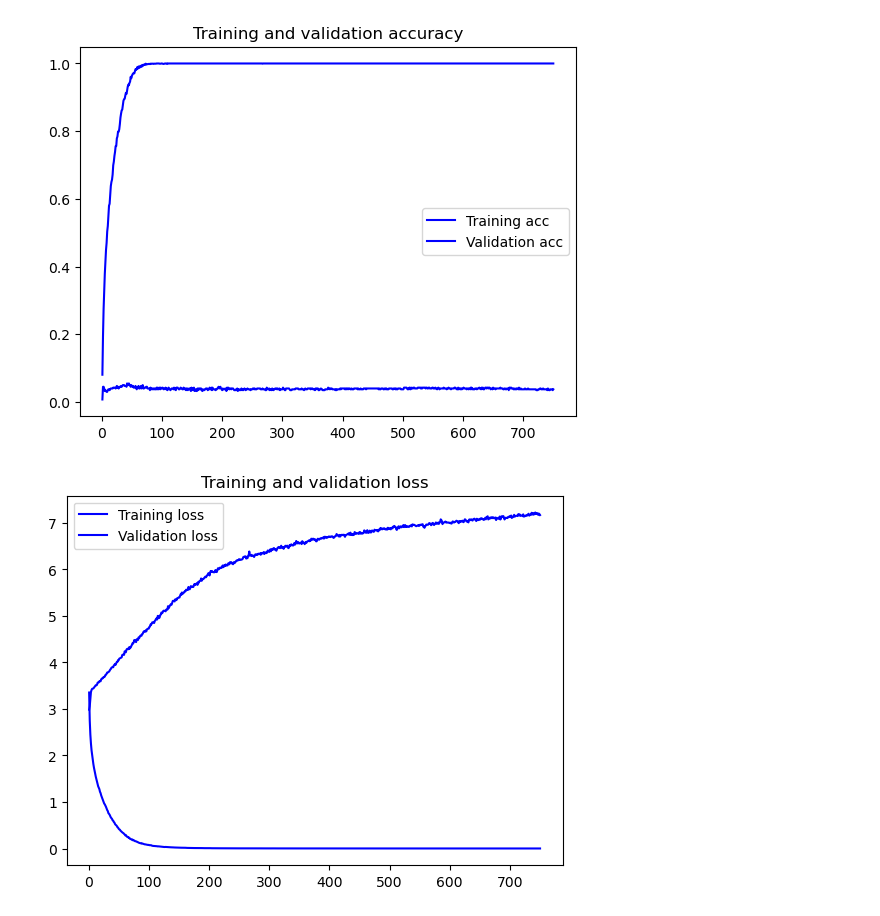
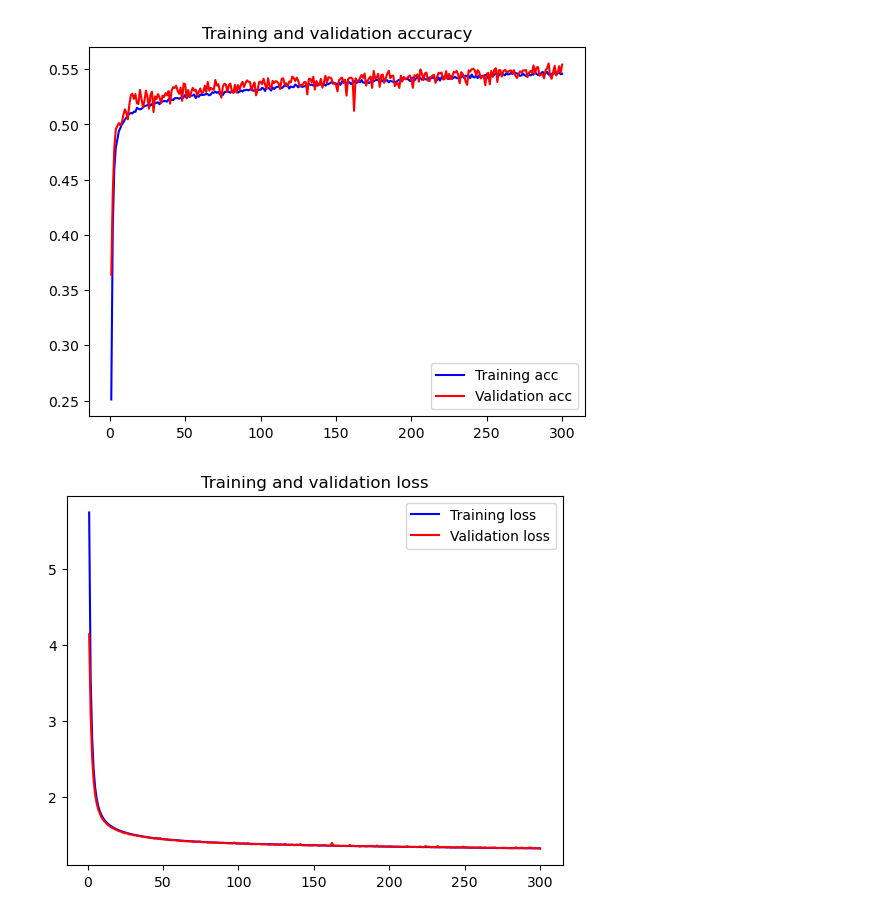
Before and after one commit to lnblanke/music-recommendation, a Jupyter notebook: backend/NeuralNet.ipynb, the cells around one changed output. Drawn from its saved outputs; the diff is of its cells as text; code cells hidden in the pictures.

Commit message:
clean and standardize the dataset and implement neural network

```diff
--- a/backend/NeuralNet.ipynb
+++ b/backend/NeuralNet.ipynb
@@ -67,0 +92,6 @@ data
+# %%
+genre_encoder = LabelEncoder()
+genre_dictionary = dict(zip(genre_encoder.fit_transform(data['music_genre']), data['music_genre']))
+print(genre_dictionary)
+data['music_genre'] = genre_encoder.fit_transform(data['music_genre'])
+data
@@ -68,6 +128,6 @@ data
 # %%
 # Group the data by genre
-grouped = data.groupby('genre')
+grouped = data.groupby("music_genre")
 
 # Initialize variables for the overall training and test data
 X_train = []
@@ -77,12 +137,26 @@ y_test = []
 
 # Split each genre into training and test data
 for genre, group in grouped:
-    X_group = group.drop(['filename', 'genre', 'label'], axis=1).values
-    y_group = group['label']
+    X_group = group.drop(["music_genre"], axis=1).values
+    y_group = group["music_genre"]
 
-    X_group_train, X_group_test, y_group_train, y_group_test = train_test_split(X_group, y_group, test_size=0.2, random_state=100)
+    X_group_train, X_group_test, y_group_train, y_group_test = train_test_split(X_group, y_group, shuffle = True, test_size=0.2, random_state=99)
 
     X_train.extend(X_group_train)
     y_train.extend(y_group_train)
     X_test.extend(X_group_test)
     y_test.extend(y_group_test)
+
+X_train = np.array(X_train)
+y_train = np.array(y_train)
+X_test = np.array(X_test)
+y_test = np.array(y_test)
+# %%
+# shuffle the dataset
+y_train = y_train.reshape((len(y_train), 1))
+xy = np.append(X_train, y_train, axis=1)
+np.random.shuffle(xy)
+print(xy)
+X_train = xy[:,0:12]
+y_train = xy[:,12]
+print(y_train)
@@ -88,0 +178,8 @@ for genre, group in grouped:
+# %%
+y_test = y_test.reshape((len(y_test), 1))
+xy_test = np.append(X_test, y_test, axis=1)
+np.random.shuffle(xy_test)
+print(xy_test)
+X_test = xy_test[:,0:12]
+y_test = xy_test[:,12]
+print(y_test)
@@ -233,24 +291,24 @@ Epoch 100/100
 # %%
 acc = history.history['accuracy']
 val_acc = history.history['val_accuracy']
 loss = history.history['loss']
 val_loss = history.history['val_loss']
 
 epochs = range(1, len(acc) + 1)
 
 plt.plot(epochs, acc, 'b', label='Training acc')
-plt.plot(epochs, val_acc, 'b', label='Validation acc')
+plt.plot(epochs, val_acc, 'r', label='Validation acc')
 plt.title('Training and validation accuracy')
 plt.legend()
 
 plt.figure()
 
 plt.plot(epochs, loss, 'b', label='Training loss')
-plt.plot(epochs, val_loss, 'b', label='Validation loss')
+plt.plot(epochs, val_loss, 'r', label='Validation loss')
 plt.title('Training and validation loss')
 plt.legend()
 
 plt.show()
 # %% [output]
-[figure, old version]
+[figure, new version]
-[figure, old version]
+[figure, new version]
```
Also changed, not shown: parts of 19 cells of this notebook, 4 other files.
